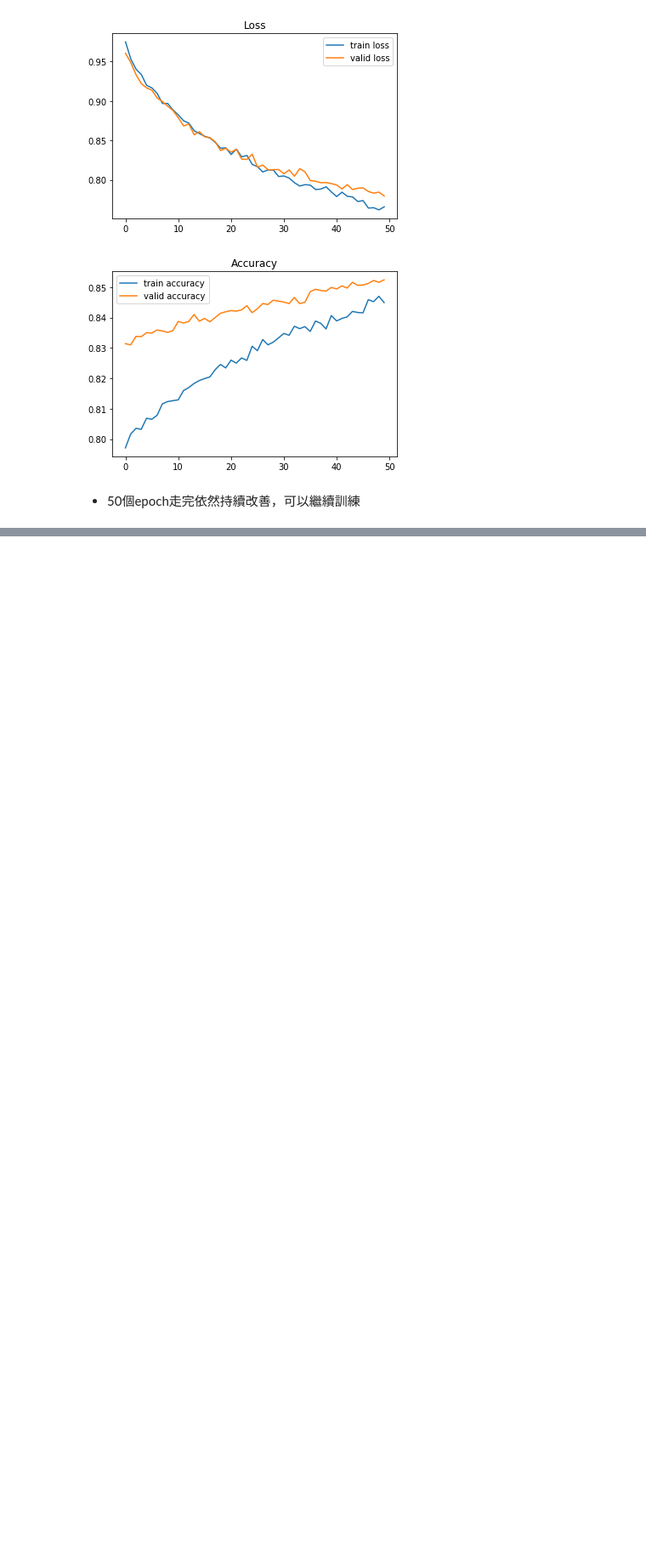
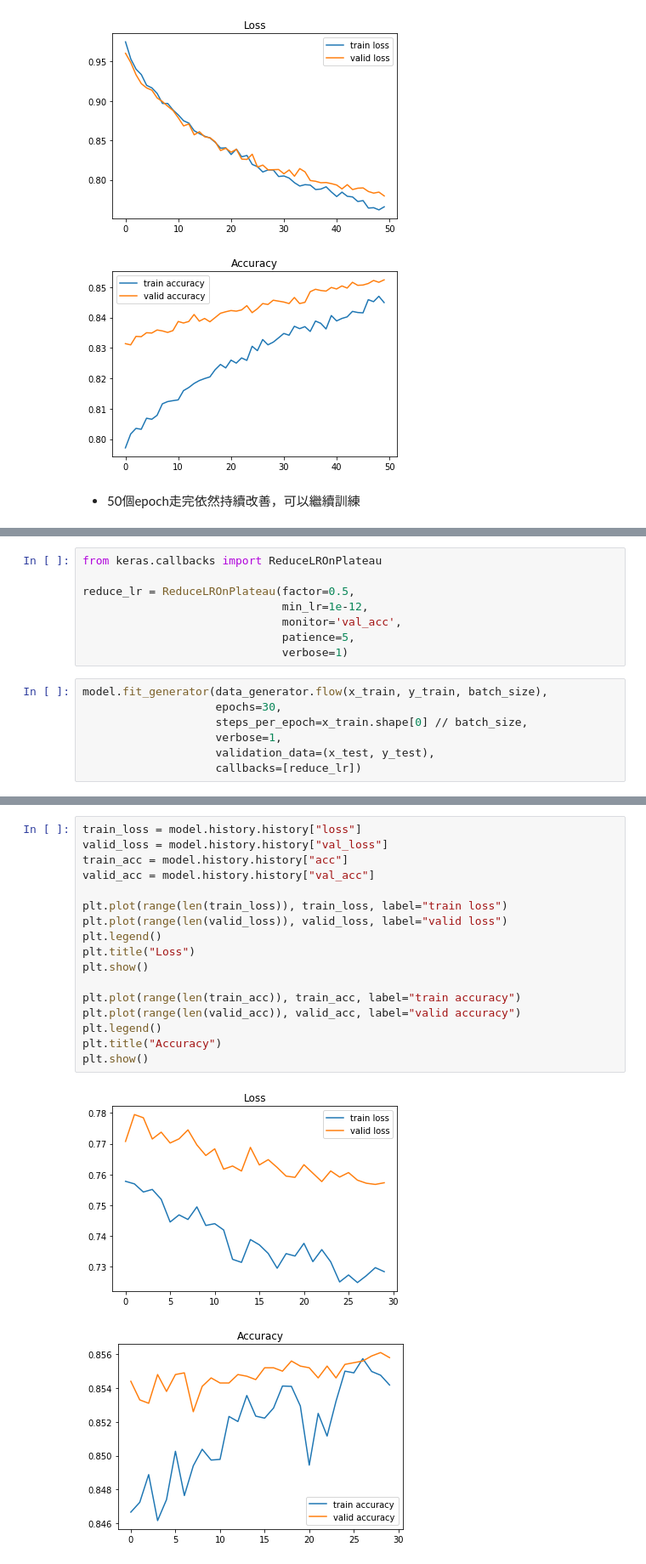
Before and after one commit to BenjaminChai/2nd-ML100Days, a Jupyter notebook: Part08/Day100_transfer_learning_HW.ipynb, the cells around one changed output, grey strips where cells are left out. Shown at 85% size. Saved outputs shown, nothing was run; the diff lists cells and outputs as text; blank space fills up the shorter version.

```diff
--- a/Part08/Day100_transfer_learning_HW.ipynb
+++ b/Part08/Day100_transfer_learning_HW.ipynb
@@ -404,0 +408,15 @@ plt.show()
+# %%
+from keras.callbacks import ReduceLROnPlateau
+
+reduce_lr = ReduceLROnPlateau(factor=0.5,
+                              min_lr=1e-12,
+                              monitor='val_acc',
+                              patience=5,
+                              verbose=1)
+# %%
+model.fit_generator(data_generator.flow(x_train, y_train, batch_size),
+                    epochs=30,
+                    steps_per_epoch=x_train.shape[0] // batch_size,
+                    verbose=1,
+                    validation_data=(x_test, y_test),
+                    callbacks=[reduce_lr])
@@ -404,0 +445,20 @@ plt.show()
+# %%
+train_loss = model.history.history["loss"]
+valid_loss = model.history.history["val_loss"]
+train_acc = model.history.history["acc"]
+valid_acc = model.history.history["val_acc"]
+
+plt.plot(range(len(train_loss)), train_loss, label="train loss")
+plt.plot(range(len(valid_loss)), valid_loss, label="valid loss")
+plt.legend()
+plt.title("Loss")
+plt.show()
+
+plt.plot(range(len(train_acc)), train_acc, label="train accuracy")
+plt.plot(range(len(valid_acc)), valid_acc, label="valid accuracy")
+plt.legend()
+plt.title("Accuracy")
+plt.show()
+# %% [output]
+[figure, added]
+[figure, added]
```
Also changed, not shown: parts of 4 cells of this notebook.
